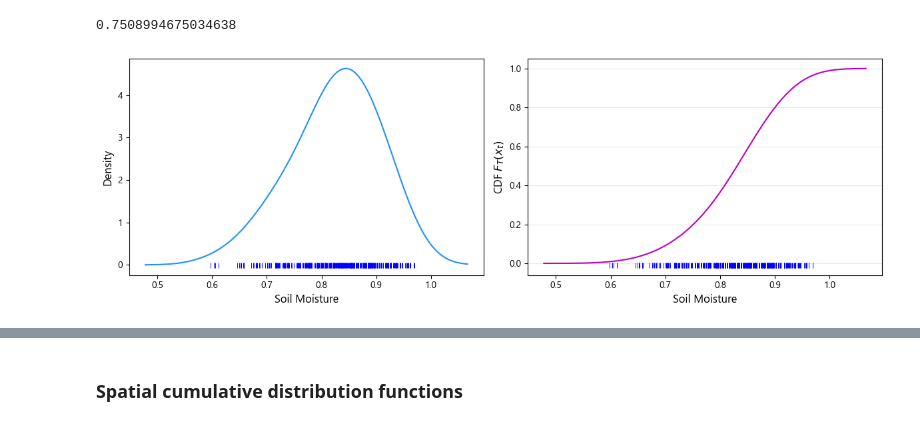
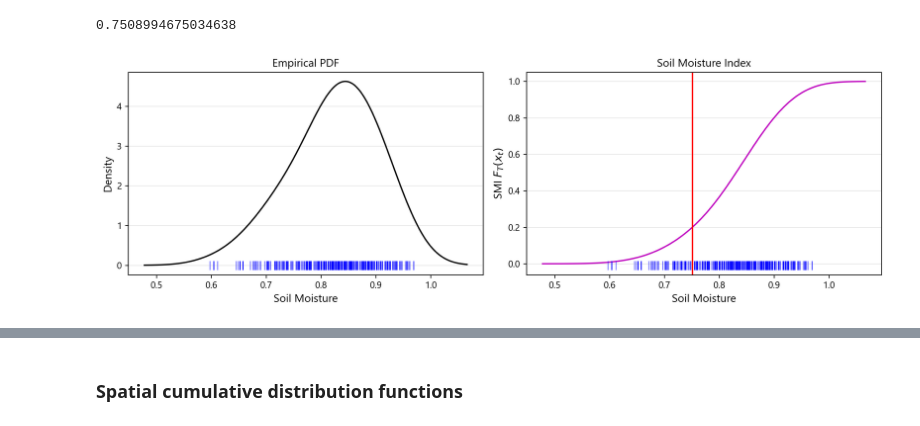
Before and after one commit to klekarkar/mHM_IO_dataprocessing, a Jupyter notebook: SoilMoistureIndex.ipynb, the cells around one changed output, grey strips where cells are left out. Saved outputs shown, nothing was run; the diff lists cells and outputs as text; code cells hidden in the pictures.

```diff
--- a/SoilMoistureIndex.ipynb
+++ b/SoilMoistureIndex.ipynb
@@ -396,26 +398,29 @@ sm_02
 0.7508994675034638
 # %%
 # Plot the PDF and CDF
-plt.figure(figsize=(12, 4))
+plt.figure(figsize=(12, 4), dpi=250)
 plt.subplot(1, 2, 1)
-plt.plot(x, prob_density, c='dodgerblue')
-plt.plot(soil_moisture, np.full_like(soil_moisture, -0.01), '|b', markeredgewidth=0.7)
+plt.plot(x, prob_density, c='k')
+plt.plot(soil_moisture, np.full_like(soil_moisture, -0.01), '|b', markeredgewidth=0.5,markersize=10)
 #plt.axvline(sm_02, color='red', lw=0.5, label='20%')
 plt.xlabel('Soil Moisture', fontsize=12)
 plt.ylabel('Density', fontsize=12)
+plt.title('Empirical PDF', fontsize=12)
+plt.grid(axis='y', alpha=0.3)
 #plt.legend()
 
 plt.subplot(1, 2, 2)
-plt.plot(x, cdf, label='CDF', color='m')
-#plt.axvline(sm_02, color='red', lw=0.5, label='20%')
+plt.plot(x, cdf, label='CDF', color='m', lw=1.5)
+plt.axvline(sm_02, color='red', lw=1.5, label='20%')
 #fill between the x values up to the threshold value
 plt.fill_between(x, cdf, where=(x <= sm_02), color='red', alpha=0.)
-plt.plot(soil_moisture, np.full_like(soil_moisture, -0.01), '|b', markeredgewidth=0.7)
+plt.plot(soil_moisture, np.full_like(soil_moisture, -0.01), '|b', markeredgewidth=0.5, markersize=10)
 plt.grid(axis='y', alpha=0.3)
 plt.xlabel('Soil Moisture', fontsize=12)
-plt.ylabel('CDF $F_{T} (x_{t})$', fontsize=12)
+plt.ylabel('SMI $F_{T} (x_{t})$', fontsize=12)
+plt.title('Soil Moisture Index', fontsize=12)
 #plt.legend()
 plt.tight_layout()
 plt.show()
 # %% [output]
-[figure, old version]
+[figure, new version]
```
Also changed, not shown: parts of 2 cells of this notebook, 2 other files.
